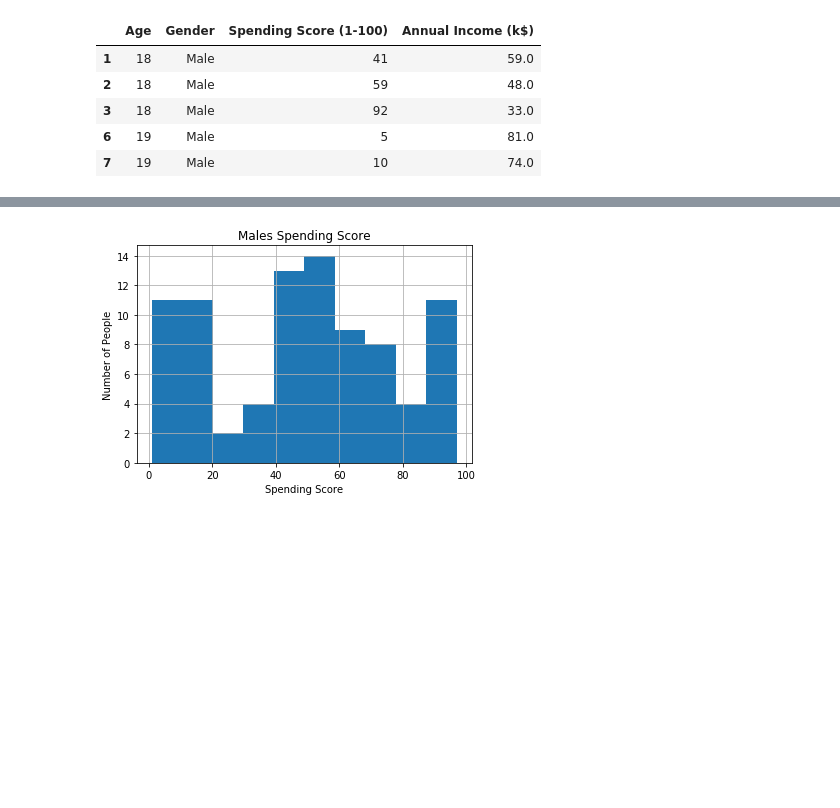
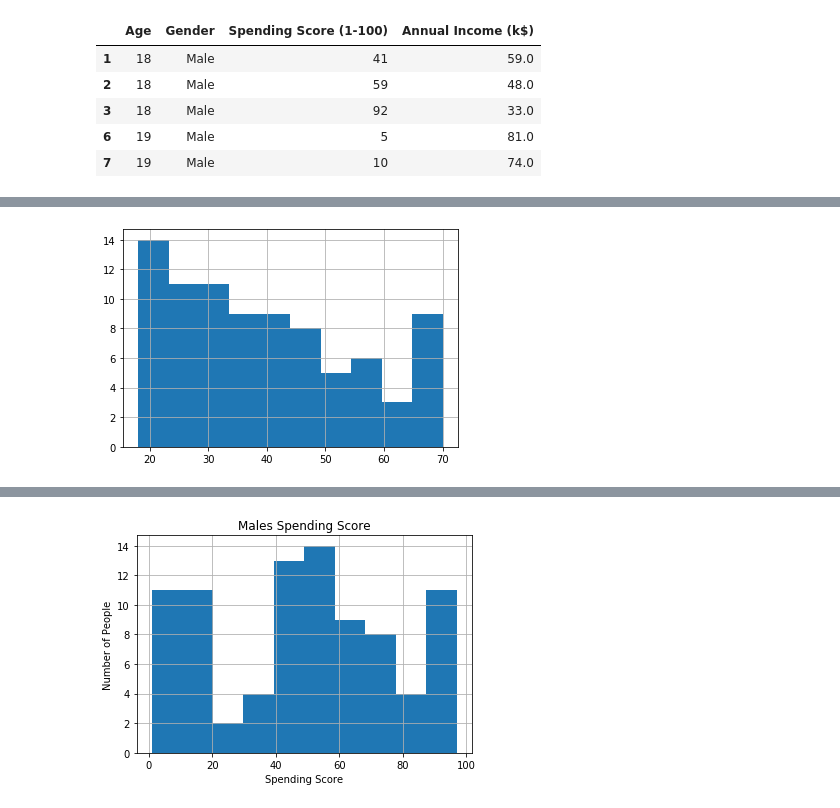
Before and after one commit to ipatel467/Customer-Segmentation, a Jupyter notebook: index.ipynb, the cells around one changed output, grey strips where cells are left out. Saved outputs shown, nothing was run; the diff lists cells and outputs as text; code cells hidden in the pictures; blank space fills up the shorter version.

```diff
--- a/index.ipynb
+++ b/index.ipynb
@@ -183,0 +187,4 @@ avg_spend_score.head()
+# %%
+males_avg_spend_score.Age.hist();
+# %% [output]
+[figure, added]
```
Also changed, not shown: parts of 6 cells of this notebook.
